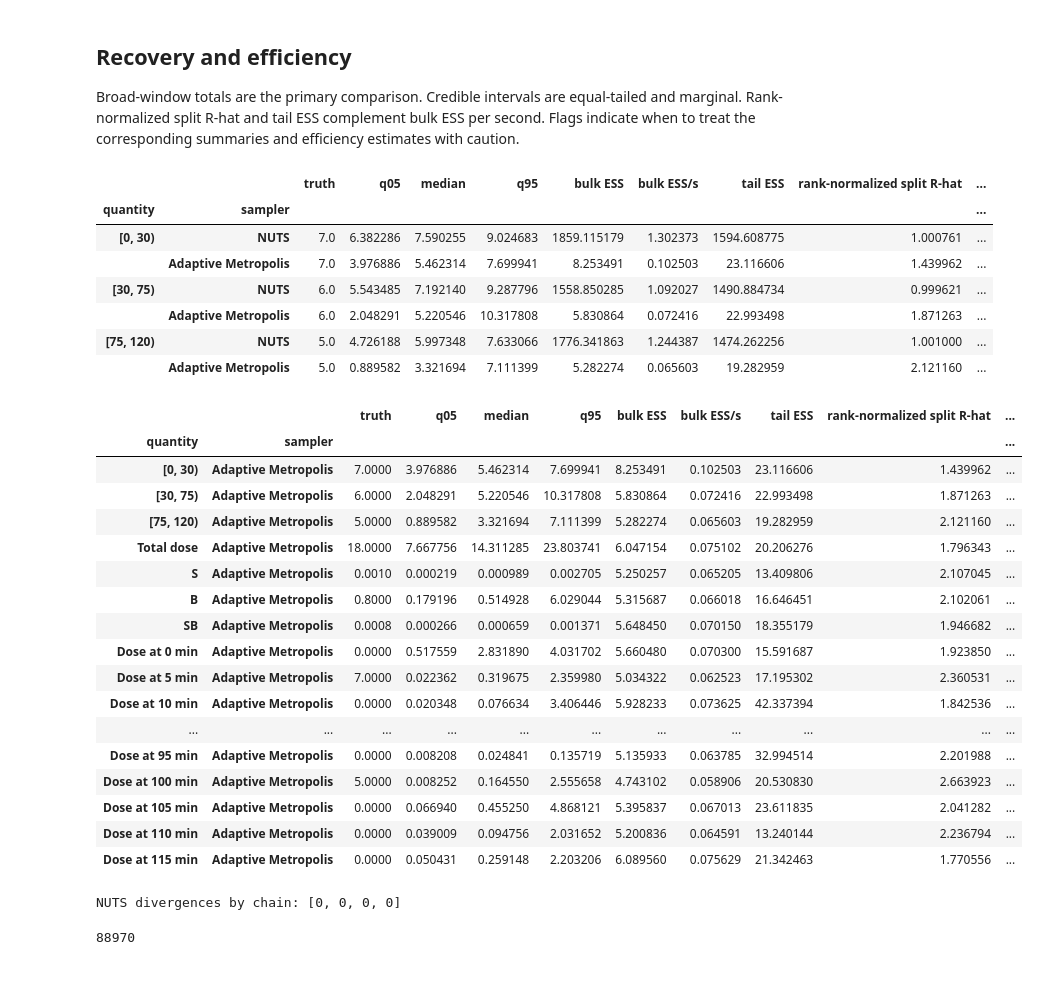
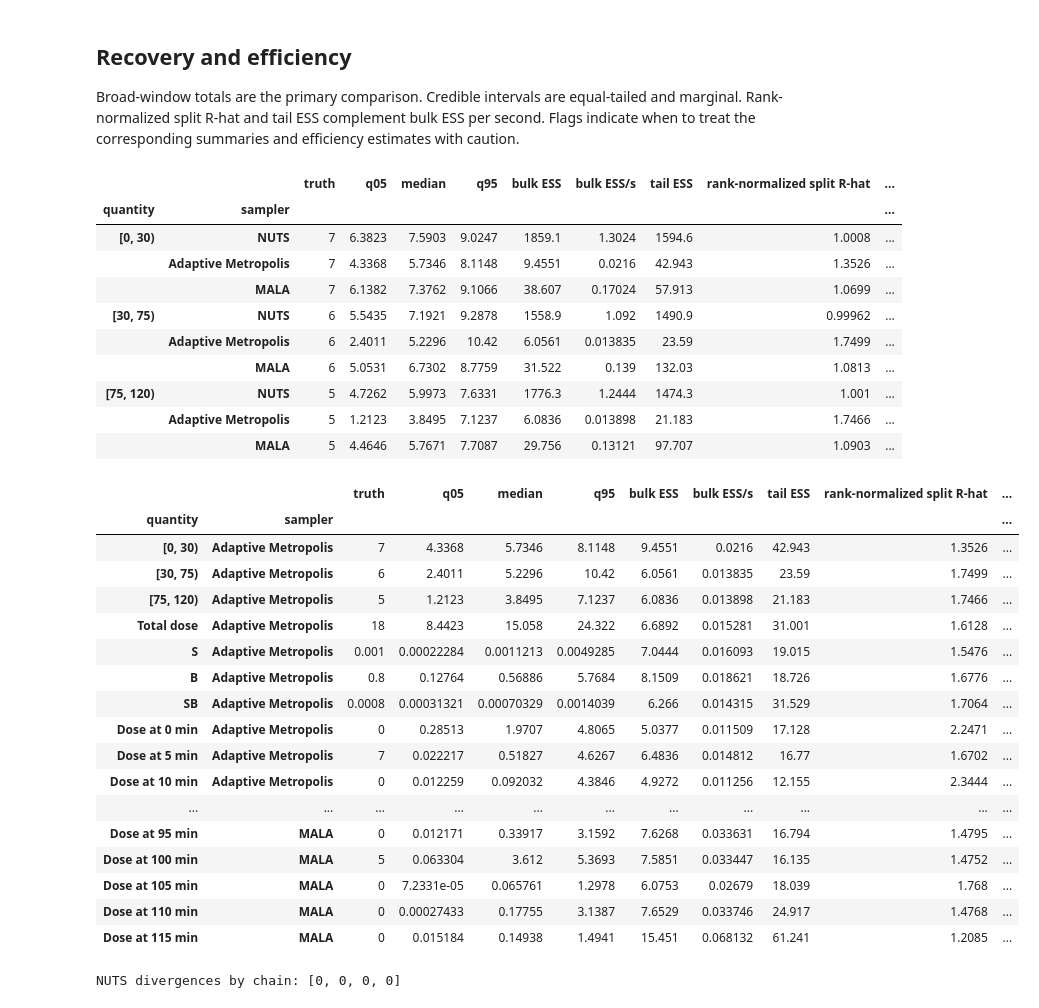
Before and after one commit to BasisResearch/dynestyx, a Jupyter notebook: docs/deep_dives/ogtt_sde_enkf_feeding_benchmark.ipynb, the cells around one changed output. Cells and saved outputs as stored; diff of their text form; code cells hidden in the pictures; blank space fills up the shorter version.

```diff
--- a/docs/deep_dives/ogtt_sde_enkf_feeding_benchmark.ipynb
+++ b/docs/deep_dives/ogtt_sde_enkf_feeding_benchmark.ipynb
@@ -48,11 +48,11 @@ from scipy.special import roots_legendre
 import dynestyx as dsx
 from dynestyx.inference.configs.discretizer import EulerMaruyamaConfig
 from dynestyx.inference.configs.filter import EnKFConfig
-from dynestyx.inference.configs.mcmc import AdaptiveMetropolisConfig
+from dynestyx.inference.configs.mcmc import AdaptiveMetropolisConfig, MALAConfig
 from dynestyx.inference.mcmc import MCMCInference
 
 ROOT = next(p for p in [Path.cwd(), *Path.cwd().parents] if (p / "dynestyx").is_dir())
-OUT = ROOT / "examples/ogtt_sde/results/feeding_benchmark"
+OUT = ROOT / "examples/ogtt_sde/results/feeding_benchmark_long"
 OUT.mkdir(parents=True, exist_ok=True)
 
 N_BINS, BIN_MINUTES = 24, 5.0
@@ -65,7 +65,7 @@ OBS_TIMES = jnp.arange(0.0, 181.0, 5.0)
 OBS_SD = 0.25
 ENSEMBLE, FILTER_DT, SIM_DT = 30, 0.5, 0.025
 SIM_SEED, FILTER_SEED = 12, 0
-NUTS_SEED, MH_SEED = 42, 43
+NUTS_SEED, MH_SEED, MALA_SEED = 42, 43, 44
 NUM_CHAINS = 4
 
 devices = jax.local_devices()
@@ -77,7 +77,9 @@ if len(devices) < NUM_CHAINS:
     )
 
 NUTS_WARMUP, NUTS_DRAWS = 500, 500
-MH_WARMUP, MH_DRAWS = 1000, 4000
+MH_WARMUP, MH_DRAWS = 1000, 23000
+MALA_WARMUP, MALA_DRAWS = 1000, 21000
+MALA_STEP_SIZE = 0.003
 NUTS_TARGET, MH_TARGET, MH_INITIAL_SCALE = 0.9, 0.234, 0.1
 INIT = init_to_median(num_samples=15)
 SITES = ("sensitivity", "secretion", "feeding_dose")
@@ -286,7 +288,7 @@ with filter_context(), discretizer():
     jax.block_until_ready((nuts_samples, nuts_extra))
 nuts_seconds = time.perf_counter() - start
 nuts_diagnostics = {
-    "chain_execution": "sequential",
+    "chain_execution": nuts.chain_method,
     "gradient_mode": "forward" if use_forward_mode else "reverse",
     "seconds": nuts_seconds,
     "divergences_per_chain": np.asarray(nuts_extra["diverging"]).sum(axis=1).tolist(),
@@ -315,7 +317,7 @@ with filter_context(), discretizer():
         jax.block_until_ready((mh_samples, mh_raw))
 mh_seconds = time.perf_counter() - start
 mh_diagnostics = {
-    "chain_execution": "vectorized",
+    "chain_execution": "parallel" if jax.local_device_count() >= NUM_CHAINS else "vectorized",
     "seconds": mh_seconds,
     **{name: np.asarray(value).tolist() for name, value in mh_raw.items()},
 }
@@ -331,7 +384,9 @@ Joint acceptance by chain: [0.12175000458955765, 0.07925000041723251, 0.16475000
 
 Broad-window totals are the primary comparison. Credible intervals are equal-tailed and marginal. Rank-normalized split R-hat and tail ESS complement bulk ESS per second. Flags indicate when to treat the corresponding summaries and efficiency estimates with caution.
 # %%
-METHODS = ("NUTS", "Adaptive Metropolis")
+METHODS = ("NUTS", "Adaptive Metropolis", "MALA")
+COLORS = {"NUTS": "#c7522a", "Adaptive Metropolis": "#147c80", "MALA": "#6756a2"}
+MARKERS = {"NUTS": "o", "Adaptive Metropolis": "s", "MALA": "^"}
 WINDOWS = {(0, 30): "[0, 30)", (30, 75): "[30, 75)", (75, 120): "[75, 120)"}
 window_masks = {
     label: (np.asarray(BIN_EDGES[:-1]) >= lo) & (np.asarray(BIN_EDGES[:-1]) < hi)
@@ -346,6 +401,7 @@ true_by_quantity.update({
 runs = {
     "NUTS": (nuts_samples, nuts_seconds, NUTS_DRAWS),
     "Adaptive Metropolis": (mh_samples, mh_seconds, MH_DRAWS),
+    "MALA": (mala_samples, mala_seconds, MALA_DRAWS),
 }
 dose_draws = {}
 rows = []
@@ -380,56 +436,60 @@ if lower < 1e-8 or upper > 40.0:
 comparison = pd.DataFrame(rows).set_index(["quantity", "sampler"])
 comparison.to_csv(OUT / "diagnostics.csv")
 display(comparison.loc[list(window_masks)])
 flags = comparison[comparison["flag"]]
 if len(flags):
     display(flags)
 print("NUTS divergences by chain:", nuts_diagnostics["divergences_per_chain"])
 
 report = {
     "versions": VERSIONS,
     "devices": [str(device) for device in jax.devices()],
     "settings": {
         "ensemble": ENSEMBLE, "filter_dt": FILTER_DT, "simulation_dt": SIM_DT,
         "simulation_seed": SIM_SEED, "filter_seed": FILTER_SEED,
-        "nuts_seed": NUTS_SEED, "mh_seed": MH_SEED, "chains": NUM_CHAINS,
+        "nuts_seed": NUTS_SEED, "mh_seed": MH_SEED, "mala_seed": MALA_SEED, "chains": NUM_CHAINS,
         "nuts_warmup": NUTS_WARMUP, "nuts_draws": NUTS_DRAWS, "nuts_target": NUTS_TARGET,
         "mh_warmup": MH_WARMUP, "mh_draws": MH_DRAWS, "mh_target": MH_TARGET,
         "mh_initial_scale": MH_INITIAL_SCALE, "tau": TAU, "slab": SLAB,
+        "mala_warmup": MALA_WARMUP, "mala_draws": MALA_DRAWS,
         "dose_threshold": DOSE_THRESHOLD,
     },
     "quadrature_check": prior_check,
     "max_gradient_difference": gradient_error,
     "nuts": nuts_diagnostics,
     "adaptive_metropolis": mh_diagnostics,
+    "mala": mala_diagnostics,
 }
 (OUT / "report.json").write_text(json.dumps(report, indent=2))
 # %% [output]
 |  |  | truth | q05 | median | q95 | bulk ESS | bulk ESS/s | tail ESS | rank-normalized split R-hat | ... |
 | quantity | sampler |  |  |  |  |  |  |  |  | ... |
-| [0, 30) | NUTS | 7.0 | 6.382286 | 7.590255 | 9.024683 | 1859.115179 | 1.302373 | 1594.608775 | 1.000761 | ... |
-|  | Adaptive Metropolis | 7.0 | 3.976886 | 5.462314 | 7.699941 | 8.253491 | 0.102503 | 23.116606 | 1.439962 | ... |
-| [30, 75) | NUTS | 6.0 | 5.543485 | 7.192140 | 9.287796 | 1558.850285 | 1.092027 | 1490.884734 | 0.999621 | ... |
-|  | Adaptive Metropolis | 6.0 | 2.048291 | 5.220546 | 10.317808 | 5.830864 | 0.072416 | 22.993498 | 1.871263 | ... |
-| [75, 120) | NUTS | 5.0 | 4.726188 | 5.997348 | 7.633066 | 1776.341863 | 1.244387 | 1474.262256 | 1.001000 | ... |
-|  | Adaptive Metropolis | 5.0 | 0.889582 | 3.321694 | 7.111399 | 5.282274 | 0.065603 | 19.282959 | 2.121160 | ... |
+| [0, 30) | NUTS | 7 | 6.3823 | 7.5903 | 9.0247 | 1859.1 | 1.3024 | 1594.6 | 1.0008 | ... |
+|  | Adaptive Metropolis | 7 | 4.3368 | 5.7346 | 8.1148 | 9.4551 | 0.0216 | 42.943 | 1.3526 | ... |
+|  | MALA | 7 | 6.1382 | 7.3762 | 9.1066 | 38.607 | 0.17024 | 57.913 | 1.0699 | ... |
+| [30, 75) | NUTS | 6 | 5.5435 | 7.1921 | 9.2878 | 1558.9 | 1.092 | 1490.9 | 0.99962 | ... |
+|  | Adaptive Metropolis | 6 | 2.4011 | 5.2296 | 10.42 | 6.0561 | 0.013835 | 23.59 | 1.7499 | ... |
+|  | MALA | 6 | 5.0531 | 6.7302 | 8.7759 | 31.522 | 0.139 | 132.03 | 1.0813 | ... |
+| [75, 120) | NUTS | 5 | 4.7262 | 5.9973 | 7.6331 | 1776.3 | 1.2444 | 1474.3 | 1.001 | ... |
+|  | Adaptive Metropolis | 5 | 1.2123 | 3.8495 | 7.1237 | 6.0836 | 0.013898 | 21.183 | 1.7466 | ... |
+|  | MALA | 5 | 4.4646 | 5.7671 | 7.7087 | 29.756 | 0.13121 | 97.707 | 1.0903 | ... |
 |  |  | truth | q05 | median | q95 | bulk ESS | bulk ESS/s | tail ESS | rank-normalized split R-hat | ... |
 | quantity | sampler |  |  |  |  |  |  |  |  | ... |
-| [0, 30) | Adaptive Metropolis | 7.0000 | 3.976886 | 5.462314 | 7.699941 | 8.253491 | 0.102503 | 23.116606 | 1.439962 | ... |
-| [30, 75) | Adaptive Metropolis | 6.0000 | 2.048291 | 5.220546 | 10.317808 | 5.830864 | 0.072416 | 22.993498 | 1.871263 | ... |
-| [75, 120) | Adaptive Metropolis | 5.0000 | 0.889582 | 3.321694 | 7.111399 | 5.282274 | 0.065603 | 19.282959 | 2.121160 | ... |
-| Total dose | Adaptive Metropolis | 18.0000 | 7.667756 | 14.311285 | 23.803741 | 6.047154 | 0.075102 | 20.206276 | 1.796343 | ... |
-| S | Adaptive Metropolis | 0.0010 | 0.000219 | 0.000989 | 0.002705 | 5.250257 | 0.065205 | 13.409806 | 2.107045 | ... |
-| B | Adaptive Metropolis | 0.8000 | 0.179196 | 0.514928 | 6.029044 | 5.315687 | 0.066018 | 16.646451 | 2.102061 | ... |
-| SB | Adaptive Metropolis | 0.0008 | 0.000266 | 0.000659 | 0.001371 | 5.648450 | 0.070150 | 18.355179 | 1.946682 | ... |
-| Dose at 0 min | Adaptive Metropolis | 0.0000 | 0.517559 | 2.831890 | 4.031702 | 5.660480 | 0.070300 | 15.591687 | 1.923850 | ... |
-| Dose at 5 min | Adaptive Metropolis | 7.0000 | 0.022362 | 0.319675 | 2.359980 | 5.034322 | 0.062523 | 17.195302 | 2.360531 | ... |
-| Dose at 10 min | Adaptive Metropolis | 0.0000 | 0.020348 | 0.076634 | 3.406446 | 5.928233 | 0.073625 | 42.337394 | 1.842536 | ... |
+| [0, 30) | Adaptive Metropolis | 7 | 4.3368 | 5.7346 | 8.1148 | 9.4551 | 0.0216 | 42.943 | 1.3526 | ... |
+| [30, 75) | Adaptive Metropolis | 6 | 2.4011 | 5.2296 | 10.42 | 6.0561 | 0.013835 | 23.59 | 1.7499 | ... |
+| [75, 120) | Adaptive Metropolis | 5 | 1.2123 | 3.8495 | 7.1237 | 6.0836 | 0.013898 | 21.183 | 1.7466 | ... |
+| Total dose | Adaptive Metropolis | 18 | 8.4423 | 15.058 | 24.322 | 6.6892 | 0.015281 | 31.001 | 1.6128 | ... |
+| S | Adaptive Metropolis | 0.001 | 0.00022284 | 0.0011213 | 0.0049285 | 7.0444 | 0.016093 | 19.015 | 1.5476 | ... |
+| B | Adaptive Metropolis | 0.8 | 0.12764 | 0.56886 | 5.7684 | 8.1509 | 0.018621 | 18.726 | 1.6776 | ... |
+| SB | Adaptive Metropolis | 0.0008 | 0.00031321 | 0.00070329 | 0.0014039 | 6.266 | 0.014315 | 31.529 | 1.7064 | ... |
+| Dose at 0 min | Adaptive Metropolis | 0 | 0.28513 | 1.9707 | 4.8065 | 5.0377 | 0.011509 | 17.128 | 2.2471 | ... |
+| Dose at 5 min | Adaptive Metropolis | 7 | 0.022217 | 0.51827 | 4.6267 | 6.4836 | 0.014812 | 16.77 | 1.6702 | ... |
+| Dose at 10 min | Adaptive Metropolis | 0 | 0.012259 | 0.092032 | 4.3846 | 4.9272 | 0.011256 | 12.155 | 2.3444 | ... |
 | ... | ... | ... | ... | ... | ... | ... | ... | ... | ... | ... |
-| Dose at 95 min | Adaptive Metropolis | 0.0000 | 0.008208 | 0.024841 | 0.135719 | 5.135933 | 0.063785 | 32.994514 | 2.201988 | ... |
-| Dose at 100 min | Adaptive Metropolis | 5.0000 | 0.008252 | 0.164550 | 2.555658 | 4.743102 | 0.058906 | 20.530830 | 2.663923 | ... |
-| Dose at 105 min | Adaptive Metropolis | 0.0000 | 0.066940 | 0.455250 | 4.868121 | 5.395837 | 0.067013 | 23.611835 | 2.041282 | ... |
-| Dose at 110 min | Adaptive Metropolis | 0.0000 | 0.039009 | 0.094756 | 2.031652 | 5.200836 | 0.064591 | 13.240144 | 2.236794 | ... |
-| Dose at 115 min | Adaptive Metropolis | 0.0000 | 0.050431 | 0.259148 | 2.203206 | 6.089560 | 0.075629 | 21.342463 | 1.770556 | ... |
+| Dose at 95 min | MALA | 0 | 0.012171 | 0.33917 | 3.1592 | 7.6268 | 0.033631 | 16.794 | 1.4795 | ... |
+| Dose at 100 min | MALA | 5 | 0.063304 | 3.612 | 5.3693 | 7.5851 | 0.033447 | 16.135 | 1.4752 | ... |
+| Dose at 105 min | MALA | 0 | 7.2331e-05 | 0.065761 | 1.2978 | 6.0753 | 0.02679 | 18.039 | 1.768 | ... |
+| Dose at 110 min | MALA | 0 | 0.00027433 | 0.17755 | 3.1387 | 7.6529 | 0.033746 | 24.917 | 1.4768 | ... |
+| Dose at 115 min | MALA | 0 | 0.015184 | 0.14938 | 1.4941 | 15.451 | 0.068132 | 61.241 | 1.2085 | ... |
 NUTS divergences by chain: [0, 0, 0, 0]
-88970
 # %%
```
Also changed, not shown: parts of 7 cells of this notebook, 1 other file.
